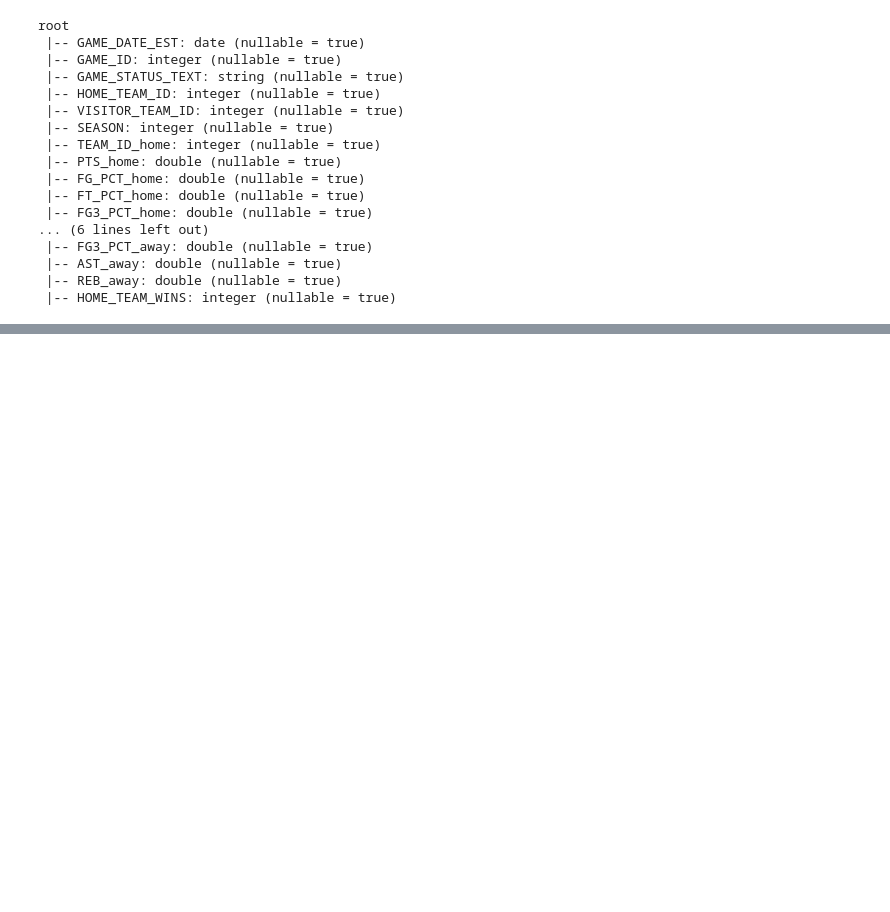
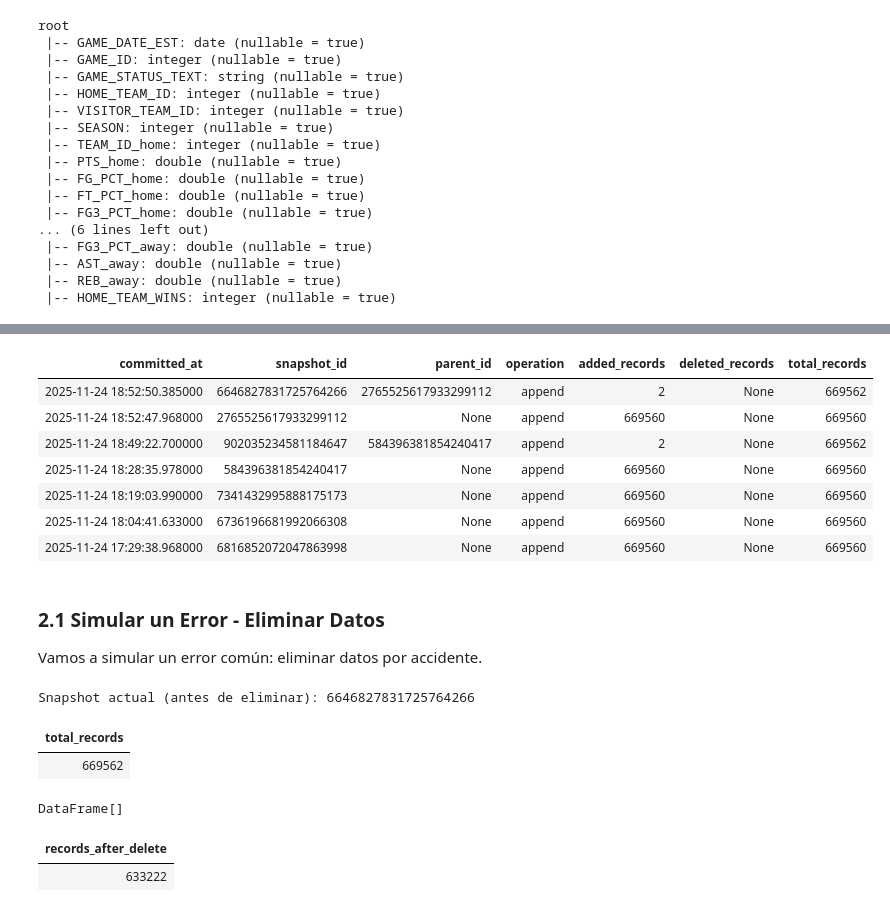
Before and after one commit to sancara/apacheiceberg, a Jupyter notebook: notebooks/nba_demo_iceberg.ipynb, the cells around one changed output, grey strips where cells are left out. Saved outputs shown, nothing was run; the diff lists cells and outputs as text; code cells hidden in the pictures; blank space fills up the shorter version.

```diff
--- a/notebooks/nba_demo_iceberg.ipynb
+++ b/notebooks/nba_demo_iceberg.ipynb
@@ -117,0 +375,55 @@ SELECT * from demoTryo.nba_games.partitions
+# %%
+%%sql
+-- Ver el historial de snapshots (versiones) de la tabla
+SELECT
+    committed_at,
+    snapshot_id,
+    parent_id,
+    operation,
+    summary['added-records'] as added_records,
+    summary['deleted-records'] as deleted_records,
+    summary['total-records'] as total_records
+FROM tryo.nba_game_details_sorted.snapshots
+ORDER BY committed_at DESC
+# %% [output]
+| committed_at | snapshot_id | parent_id | operation | added_records | deleted_records | total_records |
+| 2025-11-24 18:52:50.385000 | 6646827831725764266 | 2765525617933299112 | append | 2 | None | 669562 |
+| 2025-11-24 18:52:47.968000 | 2765525617933299112 | None | append | 669560 | None | 669560 |
+| 2025-11-24 18:49:22.700000 | 902035234581184647 | 584396381854240417 | append | 2 | None | 669562 |
+| 2025-11-24 18:28:35.978000 | 584396381854240417 | None | append | 669560 | None | 669560 |
+| 2025-11-24 18:19:03.990000 | 7341432995888175173 | None | append | 669560 | None | 669560 |
+| 2025-11-24 18:04:41.633000 | 6736196681992066308 | None | append | 669560 | None | 669560 |
+| 2025-11-24 17:29:38.968000 | 6816852072047863998 | None | append | 669560 | None | 669560 |
+# %% [markdown]
+### 2.1 Simular un Error - Eliminar Datos
+
+Vamos a simular un error común: eliminar datos por accidente.
+# %%
+# Guardemos el snapshot ID actual antes de hacer cambios
+current_snapshots = spark.sql("SELECT snapshot_id FROM tryo.nba_game_details_sorted.snapshots ORDER BY committed_at DESC")
+snapshot_before_delete = current_snapshots.first()[0]
+print(f"Snapshot actual (antes de eliminar): {snapshot_before_delete}")
+# %% [output]
+Snapshot actual (antes de eliminar): 6646827831725764266
+# %%
+%%sql
+-- Contemos registros actuales
+SELECT COUNT(*) as total_records FROM tryo.nba_game_details_sorted
+# %% [output]
+| total_records |
+| 669562 |
+# %%
+# Ahora simulemos un "error" - eliminemos registros de una temporada completa
+spark.sql("""
+    DELETE FROM tryo.nba_game_details_sorted
+    WHERE season = 2021
+""")
+# %% [output]
+DataFrame[]
+# %%
+%%sql
+-- Verificamos que se eliminaron los registros
+SELECT COUNT(*) as records_after_delete FROM tryo.nba_game_details_sorted
+# %% [output]
+| records_after_delete |
+| 633222 |
```
Also changed, not shown: parts of 44 cells of this notebook, 7 other files.
